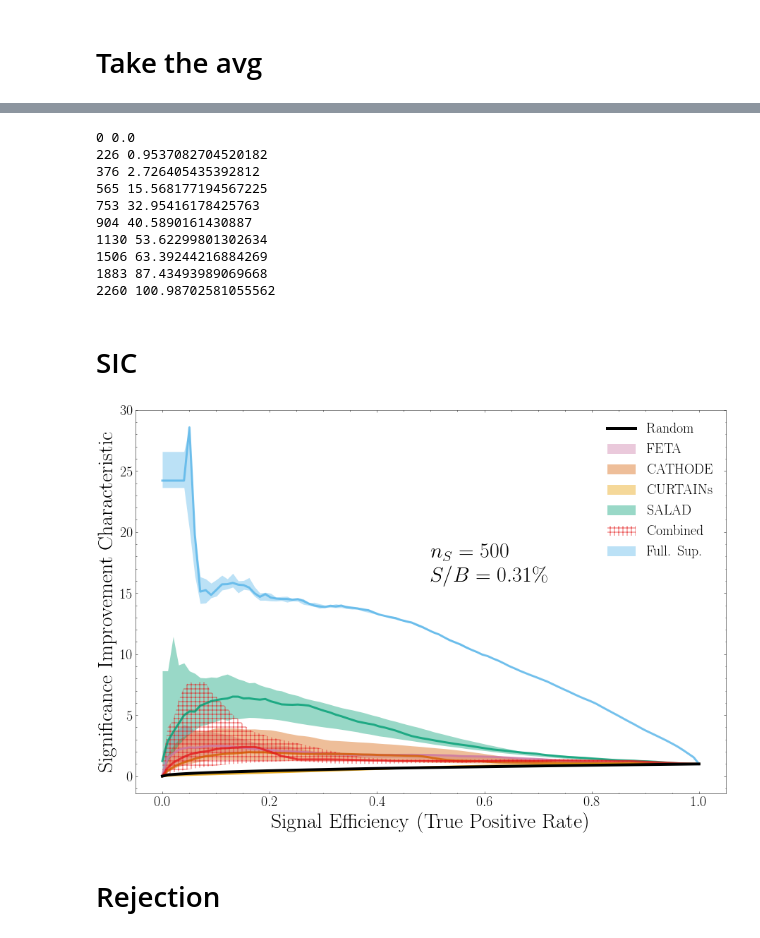
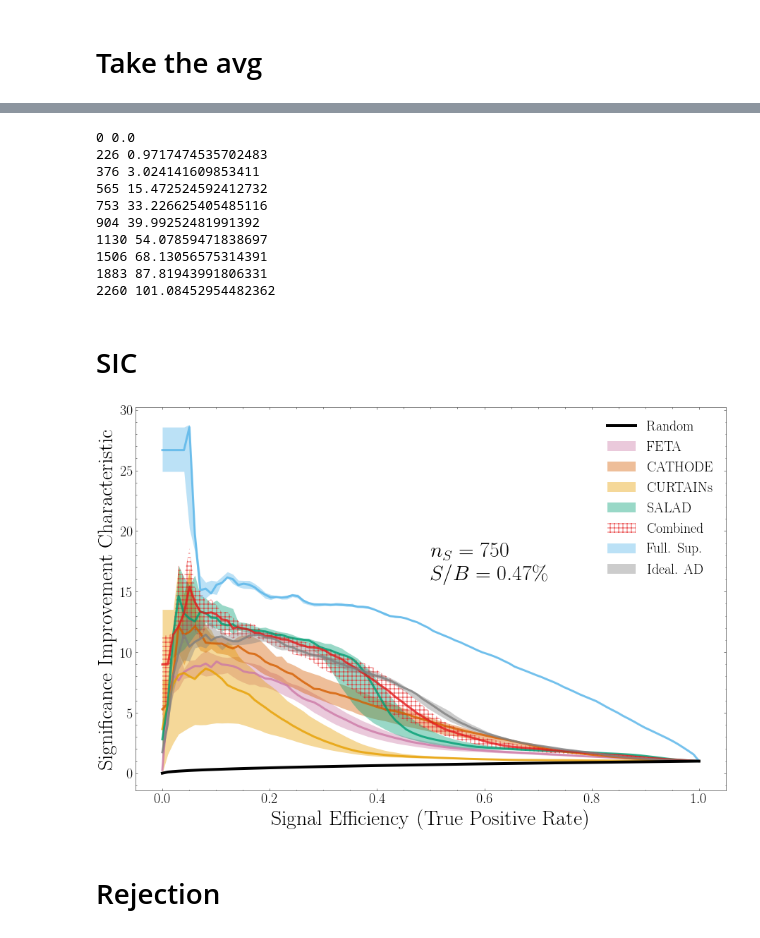
Before and after one commit to rmastand/synthetic_SM_AD, a Jupyter notebook: synthetic_samples_summary_ensembling.ipynb, the cells around one changed output, grey strips where cells are left out. Saved outputs shown, nothing was run; the diff lists cells and outputs as text; code cells hidden in the pictures.

Commit message:
added in idealized classifier, added in sic at fixed rejection

```diff
--- a/synthetic_samples_summary_ensembling.ipynb
+++ b/synthetic_samples_summary_ensembling.ipynb
@@ -30,10 +31,11 @@ num_sig = 20000
 
 process = "None"
 
-keys = ["feta","cathode", "curtains", "salad", "combined", "full_sup"]
+keys = ["feta","cathode", "curtains", "salad", "combined", "full_sup", "ideal_ad"]
 
-n_avg = 4
+n_avg = 10
 n_trials_post_avg = int(n_seed / n_avg)
+rejection_for_sic = 1000
 
 # truth labels
 y_test = np.concatenate((torch.zeros((num_bkg, 1)), torch.ones((num_sig,1))))
@@ -41,11 +43,10 @@ y_test = np.concatenate((torch.zeros((num_bkg, 1)), torch.ones((num_sig,1))))
 #x_axis = np.logspace(-8, 0, 400)
 x_axis = np.linspace(1e-5, 1, 100)
 
-
-
 rejections_dict = {k:{n:[] for n in n_sig_inj} for k in keys}
 sics_dict = {k:{n:[] for n in n_sig_inj} for k in keys}
 max_sics_dict = {k:{n:[] for n in n_sig_inj} for k in keys}
+sic_at_rej_dict = {k:{n:[] for n in n_sig_inj} for k in keys}
 # %%
 for n in n_sig_inj:
 
@@ -78,9 +79,14 @@ for n in n_sig_inj:
             rejection = 1.0 / fpr_nonzero #np.divide(1.0, fpr, out=np.zeros_like(fpr), where=fpr!=0)
             sic = tpr_nonzero / np.sqrt(fpr_nonzero) #np.divide(tpr, np.sqrt(fpr), out=np.zeros_like(tpr), where=np.sqrt(fpr)!=0)
 
+            # calculate the maxsic
             eps_bkg = 1.0/((0.4**2)*num_bkg)
             fpr_cutoff_indices = np.where(fpr_nonzero > eps_bkg)
             maxsic = np.nanmax(sic[fpr_cutoff_indices])
+            # calculate the sic at the desired rejection rejection_for_sic
+            for ind in range(len(rejection)):
+                if (rejection[ind] >= rejection_for_sic) and (rejection[ind+1] < rejection_for_sic):
+                    sic_at_rejection = sic[ind]
 
             # and interpolate
             interp_sic = np.interp(x_axis, tpr_nonzero, sic)
@@ -88,6 +94,7 @@ for n in n_sig_inj:
             rejections_dict[k][n].append(interp_rej)
             sics_dict[k][n].append(interp_sic)
             max_sics_dict[k][n].append(maxsic)
+            sic_at_rej_dict[k][n].append(sic_at_rejection)
 
 print("Done!")
 # %% [output]
@@ -111,7 +118,7 @@ Done!
 med_rejections_dict = {k:{n:[] for n in n_sig_inj} for k in keys}
 med_sics_dict = {k:{n:[] for n in n_sig_inj} for k in keys}
 med_max_sics_dict = {k:[[],[],[]] for k in keys} # mean, lower_p, upper_p
-
+med_sics_at_rej_dict = {k:[[],[],[]] for k in keys}
 
 
 for n in n_sig_inj:
@@ -127,6 +134,11 @@ for n in n_sig_inj:
         med_max_sics_dict[k][2].append(np.percentile(max_sics_dict[k][n], 84))
 
 
+        med_sics_at_rej_dict[k][0].append(np.median(sic_at_rej_dict[k][n]))
+        med_sics_at_rej_dict[k][1].append(np.percentile(sic_at_rej_dict[k][n], 16))
+        med_sics_at_rej_dict[k][2].append(np.percentile(sic_at_rej_dict[k][n], 84))
+
+
 
 
 
@@ -134,3 +146,7 @@ for k in keys:
     med_max_sics_dict[k][0] = np.array(med_max_sics_dict[k][0])
     med_max_sics_dict[k][1] = np.array(med_max_sics_dict[k][1])
     med_max_sics_dict[k][2] = np.array(med_max_sics_dict[k][2])
+
+    med_sics_at_rej_dict[k][0] = np.array(med_sics_at_rej_dict[k][0])
+    med_sics_at_rej_dict[k][1] = np.array(med_sics_at_rej_dict[k][1])
+    med_sics_at_rej_dict[k][2] = np.array(med_sics_at_rej_dict[k][2])
@@ -141,14 +165,16 @@ colors_dict = {"full_sup":"#56B4E9",
                "feta": "#CC79A7",
                "cathode":"#D55E00",
                "curtains":"#E69F00",
-                "combined": "#e41a1c"}\
+                "combined": "#e41a1c",
+                "ideal_ad":"grey"}
 
 labels_dict = {"full_sup":"Full. Sup. ",
                "salad": "SALAD",
                "feta": "FETA",
                "cathode":"CATHODE",
                "curtains":"CURTAINs",
-                "combined": "Combined"}
+                "combined": "Combined",
+              "ideal_ad": "Ideal. AD"}
 
 hatches_dict = {"full_sup":"Full. Sup. ",
                "salad": "\\",
@@ -225,19 +303,19 @@ for i, n in enumerate(n_sig_inj_SR):
     print(n, med_max_sics_dict["feta"][0][i]*significance)
 # %% [output]
 0 0.0
-226 0.9537082704520182
-376 2.726405435392812
-565 15.568177194567225
-753 32.95416178425763
-904 40.5890161430887
-1130 53.62299801302634
-1506 63.39244216884269
-1883 87.43493989069668
-2260 100.98702581055562
+226 0.9717474535702483
+376 3.024141609853411
+565 15.472524592412732
+753 33.226625405485116
+904 39.99252481991392
+1130 54.07859471838697
+1506 68.13056575314391
+1883 87.81943991806331
+2260 101.08452954482362
 # %% [markdown]
 # SIC
 # %%
-n_to_plot = [500]
+n_to_plot = [750]
 
 for n in n_to_plot:
 
@@ -257,34 +335,34 @@ for n in n_to_plot:
                          linewidth = 0, hatch = hatches_dict[k], label = labels_dict[k])
         else:
                 plt.fill_between(x_axis, med_sics_dict[k][n][1],
                             med_sics_dict[k][n][2],
                              alpha = alpha, color = colors_dict[k],
                          linewidth = 0, label = labels_dict[k])
 
 
     plt.plot(x_axis, x_axis/np.sqrt(x_axis), label = "Random", color = "black", linewidth = l+1)
 
     ind = n_sig_inj.index(n)
 
     plt.text(0.5, 16, f"$n_S = {n}$\n$S/B = {np.round(100*n_sig_inj_SR[ind]/num_bkg_in_SR, 2)}\%$", fontsize = f_2)
 
     """
     handles, labels = plt.gca().get_legend_handles_labels()
     order = [0, 4, 1, 2, 3]
     plt.legend([handles[idx] for idx in order],[labels[idx] for idx in order],fontsize = f_1)
     """
 
     plt.legend(fontsize = f_1)
 
     plt.xlabel("Signal Efficiency (True Positive Rate)", fontsize = f_2)
     plt.ylabel("Significance Improvement Characteristic", fontsize = f_2)
     plt.tick_params(axis='both', which='major', labelsize=f_1)
 
     fig.savefig(f"plots/sic_{n}.pdf", dpi = dpi)
 
     plt.show()
 # %% [output]
-[figure, old version]
+[figure, new version]
 # %% [markdown]
 # Rejection
 # %%
```
Also changed, not shown: parts of 11 cells of this notebook, 1 other file.
